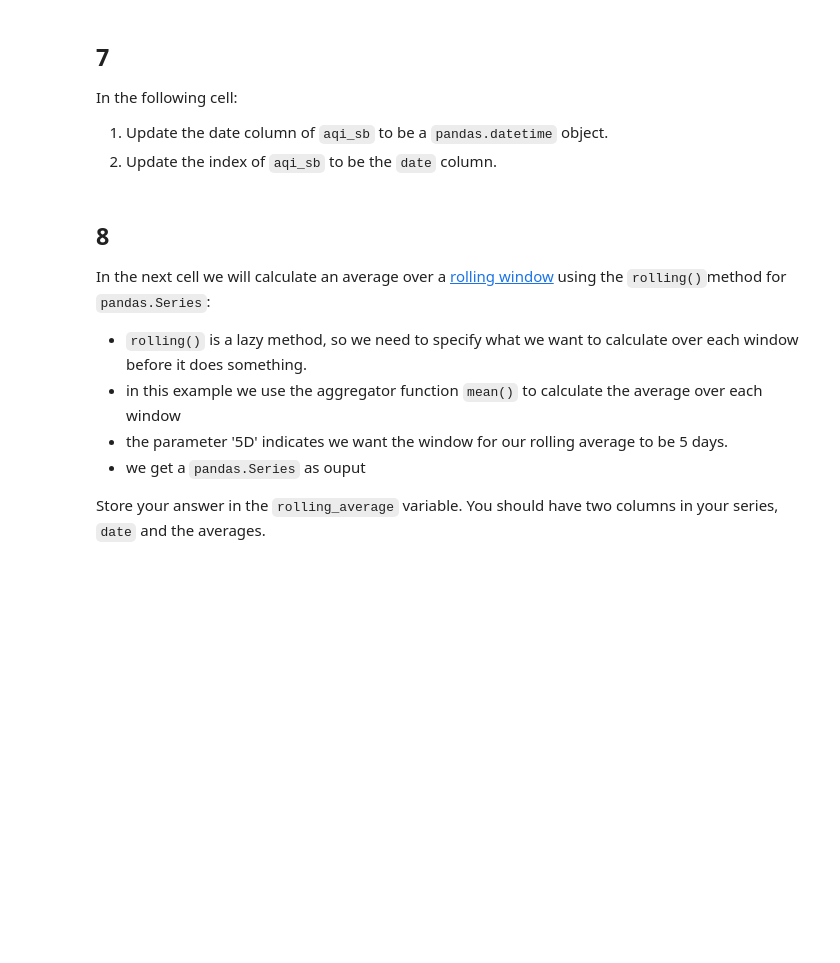
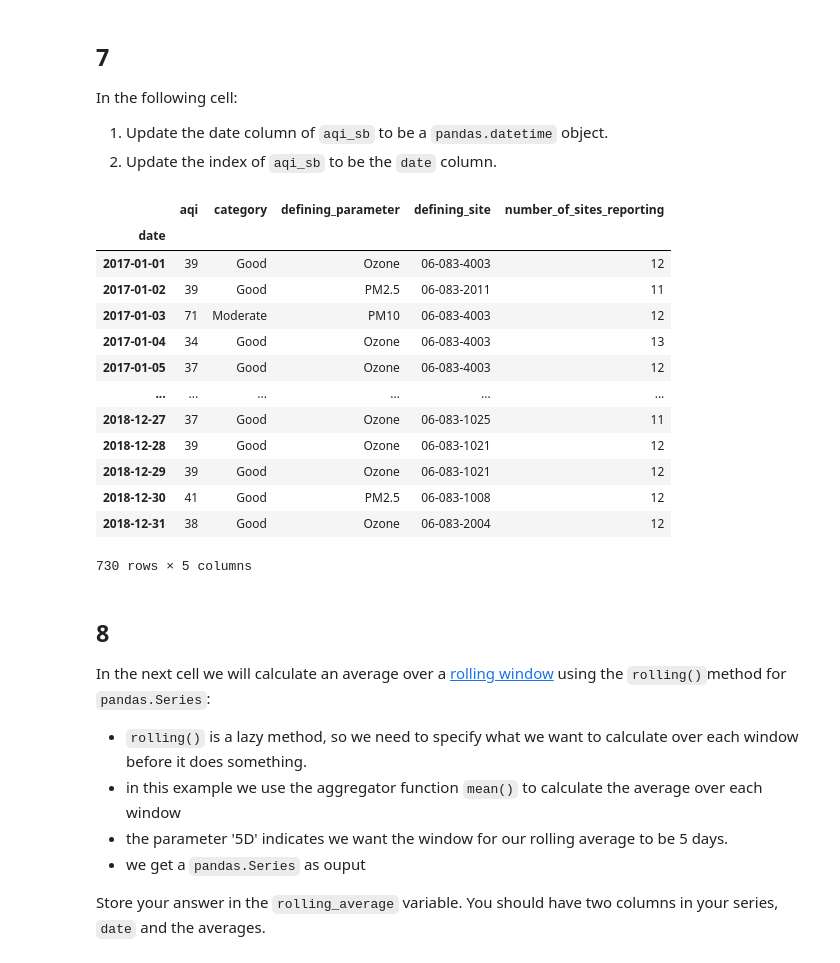
Before and after one commit to bgrazda/eds220-hwk2, a Jupyter notebook: hwk2-task3-aqi.ipynb, the cells around one changed output. Cells and saved outputs as stored; diff of their text form; code cells hidden in the pictures; blank space fills up the shorter version.

Commit message:
Calculate rolling mean, convert to date time and change datae to index.

```diff
--- a/hwk2-task3-aqi.ipynb
+++ b/hwk2-task3-aqi.ipynb
@@ -230,10 +238,26 @@ c. What is the data type of the `date` column? Store your answer in the `date_ty
 In the following cell:
 1. Update the date column of `aqi_sb` to be a `pandas.datetime` object.
 2. Update the index of `aqi_sb` to be the `date` column.
-# %%
-aqi_sb.date = ...
-aqi_sb = ...
-aqi_sb
+# %%
+# Specify that we want to convert the date column to a date time object. Recall the dataframe with the function set_index and pass in date column to create new index
+aqi_sb.date = pd.to_datetime(aqi_sb['date'])
+aqi_sb = aqi_sb.set_index('date')
+aqi_sb
+# %% [output]
+|  | aqi | category | defining_parameter | defining_site | number_of_sites_reporting |
+| date |  |  |  |  |  |
+| 2017-01-01 | 39 | Good | Ozone | 06-083-4003 | 12 |
+| 2017-01-02 | 39 | Good | PM2.5 | 06-083-2011 | 11 |
+| 2017-01-03 | 71 | Moderate | PM10 | 06-083-4003 | 12 |
+| 2017-01-04 | 34 | Good | Ozone | 06-083-4003 | 13 |
+| 2017-01-05 | 37 | Good | Ozone | 06-083-4003 | 12 |
+| ... | ... | ... | ... | ... | ... |
+| 2018-12-27 | 37 | Good | Ozone | 06-083-1025 | 11 |
+| 2018-12-28 | 39 | Good | Ozone | 06-083-1021 | 12 |
+| 2018-12-29 | 39 | Good | Ozone | 06-083-1021 | 12 |
+| 2018-12-30 | 41 | Good | PM2.5 | 06-083-1008 | 12 |
+| 2018-12-31 | 38 | Good | Ozone | 06-083-2004 | 12 |
+730 rows × 5 columns
 # %% [markdown]
 <!-- END QUESTION -->
 
```
Also changed, not shown: parts of 5 cells of this notebook.
